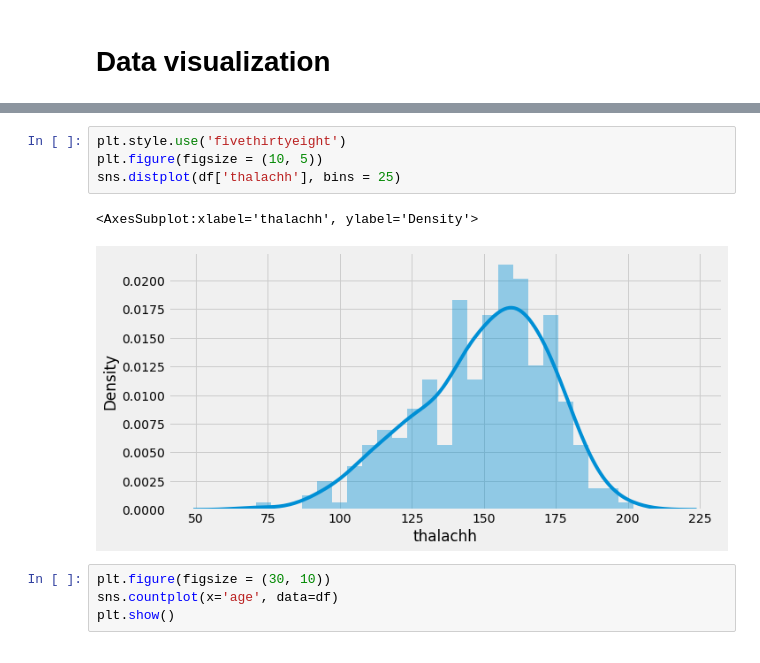
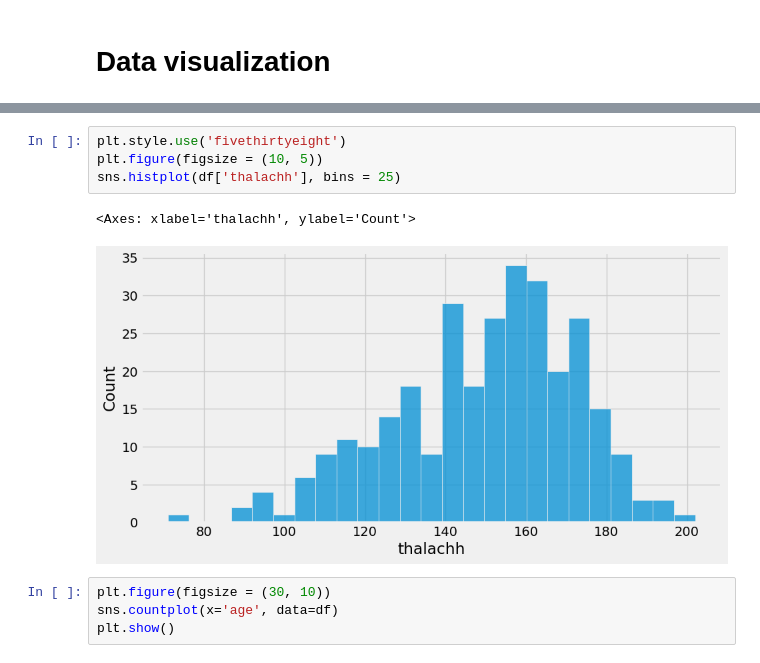
Before and after one commit to Sithysak/Heart-Attack-Prediction, a Jupyter notebook: Predict Heart Attack.ipynb, the cells around one changed output, grey strips where cells are left out. Cells and saved outputs as stored; diff of their text form.

Commit message:
Note and plot
Note on head code, i have plot issue

```diff
--- a/Predict Heart Attack.ipynb
+++ b/Predict Heart Attack.ipynb
@@ -245,10 +243,10 @@ array([[<AxesSubplot:title={'center':'age'}>,
 # %%
 plt.style.use('fivethirtyeight')
 plt.figure(figsize = (10, 5))
-sns.distplot(df['thalachh'], bins = 25)
+sns.histplot(df['thalachh'], bins = 25)
 # %% [output]
-<AxesSubplot:xlabel='thalachh', ylabel='Density'>
+<Axes: xlabel='thalachh', ylabel='Count'>
-[figure, old version]
+[figure, new version]
 # %%
 plt.figure(figsize = (30, 10))
 sns.countplot(x='age', data=df)
```
Also changed, not shown: parts of 32 cells of this notebook.
